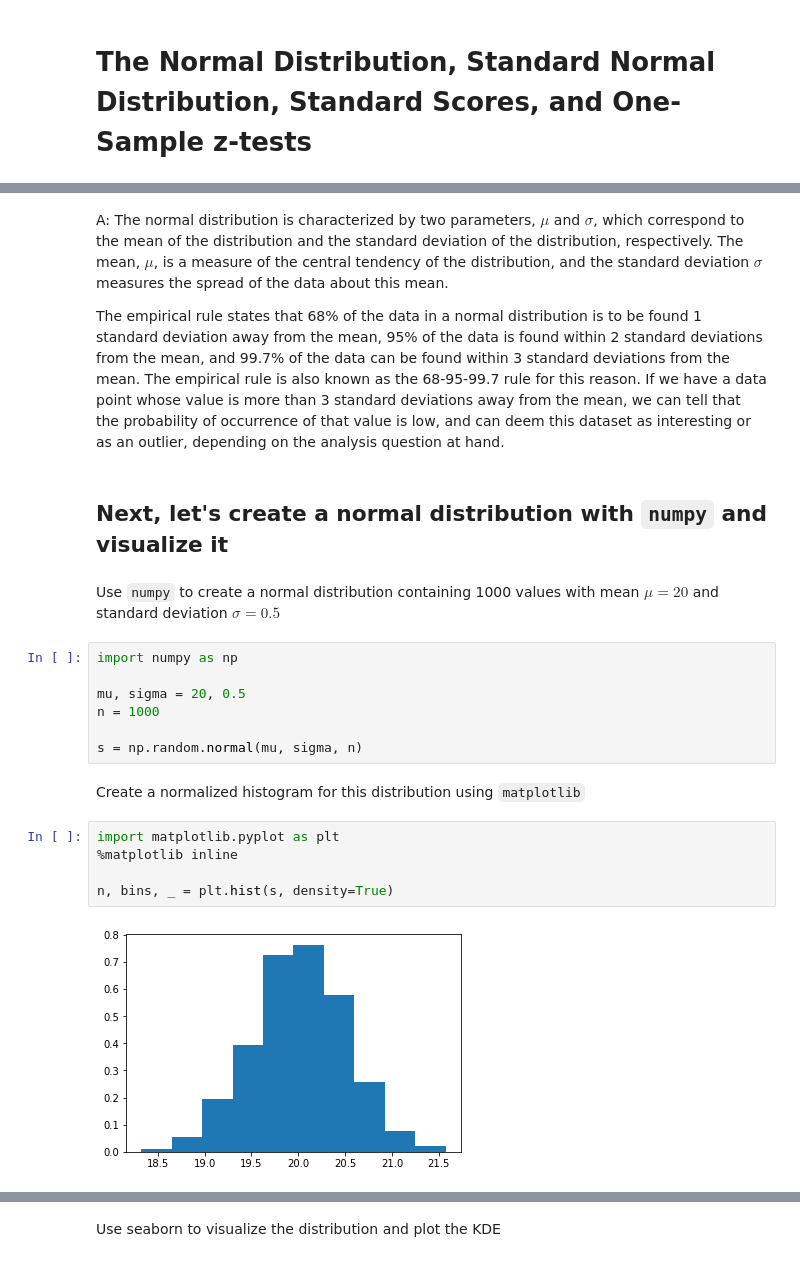
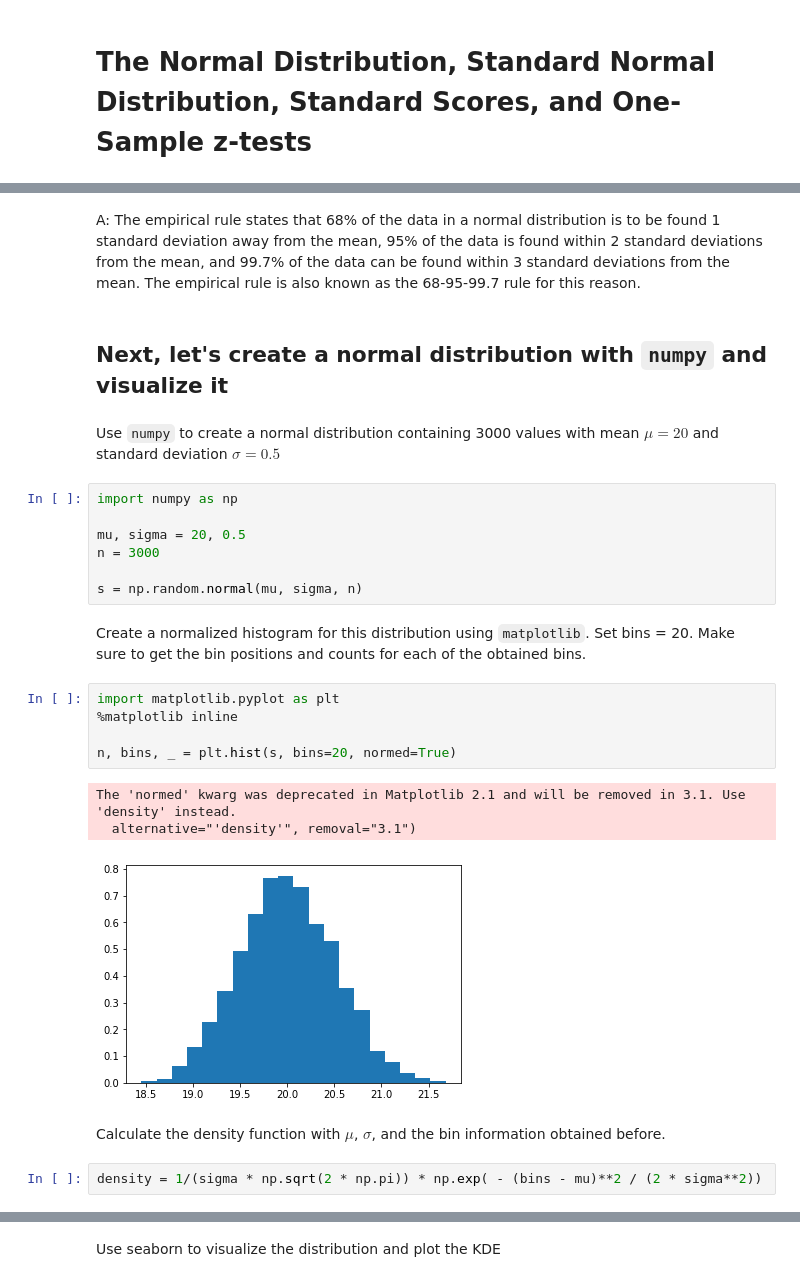
Before and after one commit to learn-co-students/normal-distribution-standard-scores-one-sample-z-test-houston-ds-082619, a Jupyter notebook: Lesson-Teacher-Version.ipynb, the cells around one changed output, grey strips where cells are left out. Saved outputs shown, nothing was run; the diff lists cells and outputs as text.

```diff
--- a/Lesson-Teacher-Version.ipynb
+++ b/Lesson-Teacher-Version.ipynb
@@ -8,24 +15,28 @@
 # %% [markdown]
-A: The normal distribution is characterized by two parameters, $\mu$ and $\sigma$, which correspond to the mean of the distribution and the standard deviation of the distribution, respectively. The mean, $\mu$, is a measure of the central tendency of the distribution, and the standard deviation $\sigma$ measures the spread of the data about this mean.
-
-The empirical rule states that 68% of the data in a normal distribution is to be found 1 standard deviation away from the mean, 95% of the data is found within 2 standard deviations from the mean, and 99.7% of the data can be found within 3 standard deviations from the mean. The empirical rule is also known as the 68-95-99.7 rule for this reason. If we have a data point whose value is more than 3 standard deviations away from the mean, we can tell that the probability of occurrence of that value is low, and can deem this dataset as interesting or as an outlier, depending on the analysis question at hand.
+A: The empirical rule states that 68% of the data in a normal distribution is to be found 1 standard deviation away from the mean, 95% of the data is found within 2 standard deviations from the mean, and 99.7% of the data can be found within 3 standard deviations from the mean. The empirical rule is also known as the 68-95-99.7 rule for this reason.
 # %% [markdown]
 ## Next, let's create a normal distribution with `numpy` and visualize it
 # %% [markdown]
-Use `numpy` to create a normal distribution containing 1000 values with mean $\mu = 20$ and standard deviation $\sigma = 0.5$
+Use `numpy` to create a normal distribution containing 3000 values with mean $\mu = 20$ and standard deviation $\sigma = 0.5$
 # %%
 import numpy as np
 
 mu, sigma = 20, 0.5
-n = 1000
+n = 3000
 
 s = np.random.normal(mu, sigma, n)
 # %% [markdown]
-Create a normalized histogram for this distribution using `matplotlib`
+Create a normalized histogram for this distribution using `matplotlib`. Set bins = 20. Make sure to get the bin positions and counts for each of the obtained bins.
 # %%
 import matplotlib.pyplot as plt
 %matplotlib inline
 
-n, bins, _ = plt.hist(s, density=True)
+n, bins, _ = plt.hist(s, bins=20, normed=True)
 # %% [output]
+The 'normed' kwarg was deprecated in Matplotlib 2.1 and will be removed in 3.1. Use 'density' instead.
+  alternative="'density'", removal="3.1")
-[figure, old version]
+[figure, new version]
+# %% [markdown]
+Calculate the density function with $\mu$, $\sigma$, and the bin information obtained before.
+# %%
+density = 1/(sigma * np.sqrt(2 * np.pi)) * np.exp( - (bins - mu)**2 / (2 * sigma**2))
```
Also changed, not shown: parts of 47 cells of this notebook, 1 other file.
